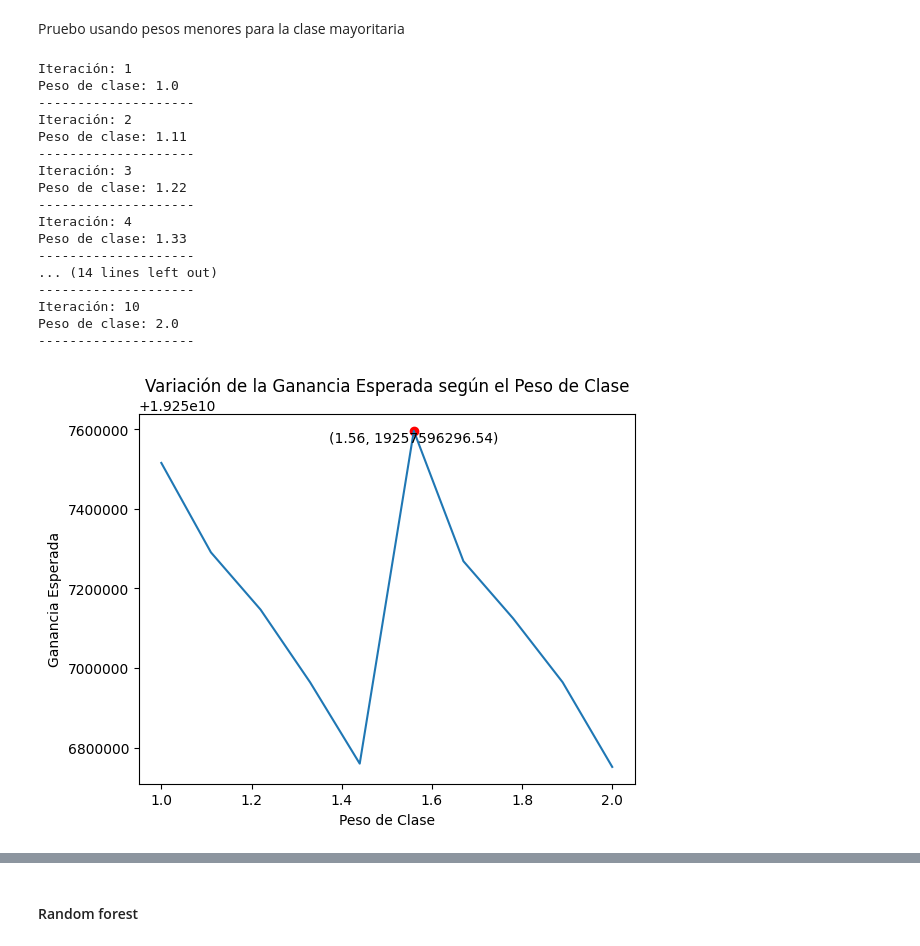
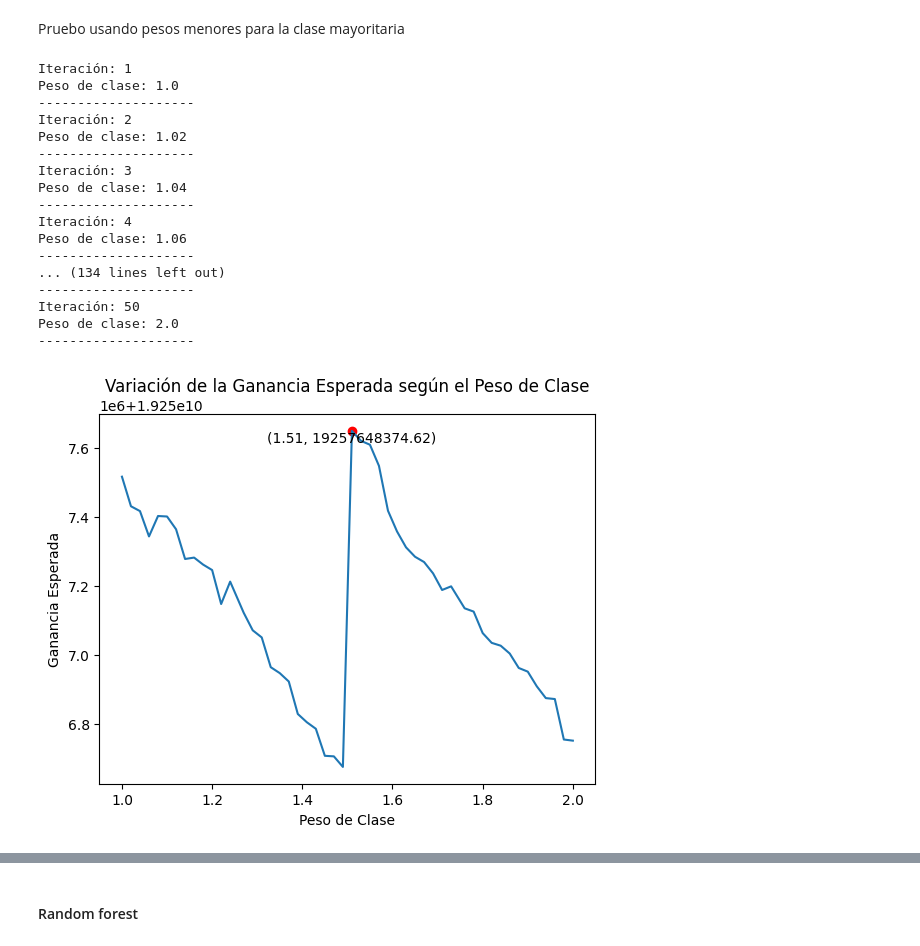
Before and after one commit to raczki/AMq1_TP, a Jupyter notebook: TP_Raczkowski.ipynb, the cells around one changed output, grey strips where cells are left out. Cells and saved outputs as stored; diff of their text form; code cells hidden in the pictures.

```diff
--- a/TP_Raczkowski.ipynb
+++ b/TP_Raczkowski.ipynb
@@ -242,7 +243,7 @@ X_train_sc.head()
 # Probé primero con valores hasta el inverso del desequilibrio de clase, pero con pesos mayores a 10 la ganancia solo cae
 # desbalance = 1/0.0077
 # weights = np.linspace(1, desbalance, 30)
-weights = np.linspace(1, 10, 20)
+weights = np.linspace(1, 10, 50)
 weights = np.round(weights, decimals=2)
 profits = []
 #accuracy_scores = []
@@ -342,7 +339,7 @@ Peso de clase: 20.0
 Pruebo usando pesos menores para la clase mayoritaria
 # %%
 # Definir los diferentes pesos para ajustar el equilibrio de clases
-weights = np.linspace(1, 2, 10)
+weights = np.linspace(1, 2, 50)
 weights = np.round(weights, decimals=2)
 profits = []
 precision_scores = []
@@ -396,36 +393,36 @@ plt.scatter(weights[max_index], profits[max_index], color='red', marker='o')
 plt.xlabel('Peso de Clase')
 plt.ylabel('Ganancia Esperada')
 plt.title('Variación de la Ganancia Esperada según el Peso de Clase')
 plt.annotate(f'({weights[max_index]}, {profits[max_index]:.2f})', xy=(weights[max_index], profits[max_index]),
              xytext=(weights[max_index], profits[max_index]-50),
              ha='center', va='top')
 plt.show()
 
 # Gráfico de métricas
 plt.plot(weights, precision_scores, label='Precision')
 plt.plot(weights, recall_scores, label='Recall')
 plt.plot(weights, f1_scores, label='F1-score')
 plt.xlabel('Peso de Clase')
 plt.ylabel('Valor de la Métrica')
 plt.title('Métricas de Evaluación para cada Peso de Clase')
 plt.legend()
 plt.show()
 # %% [output]
 Iteración: 1
 Peso de clase: 1.0
 --------------------
 Iteración: 2
-Peso de clase: 1.11
+Peso de clase: 1.02
 --------------------
 Iteración: 3
-Peso de clase: 1.22
+Peso de clase: 1.04
 --------------------
 Iteración: 4
-Peso de clase: 1.33
+Peso de clase: 1.06
 --------------------
-... (14 lines left out)
+... (134 lines left out)
 --------------------
-Iteración: 10
+Iteración: 50
 Peso de clase: 2.0
 --------------------
-[figure, old version]
+[figure, new version]
```
Also changed, not shown: parts of 22 cells of this notebook.
